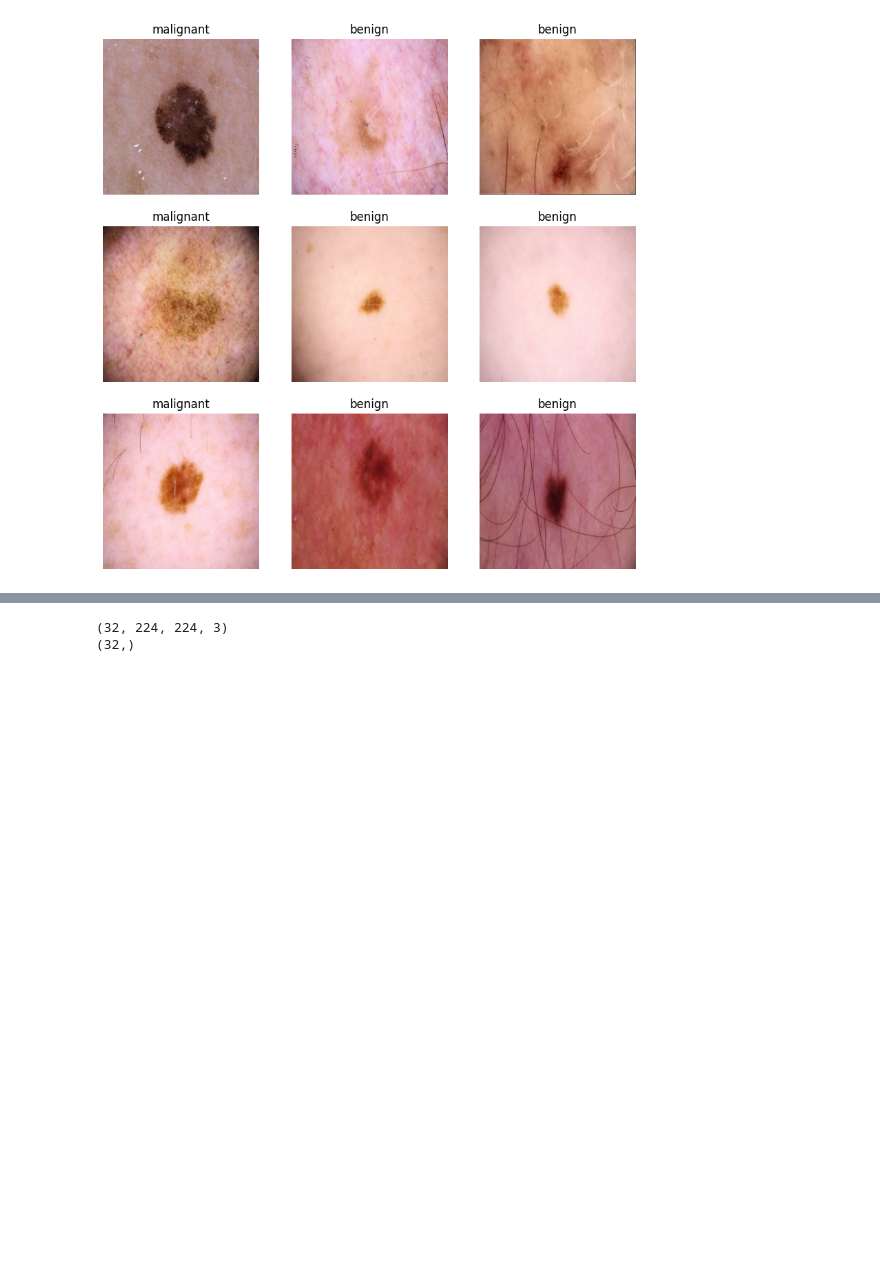
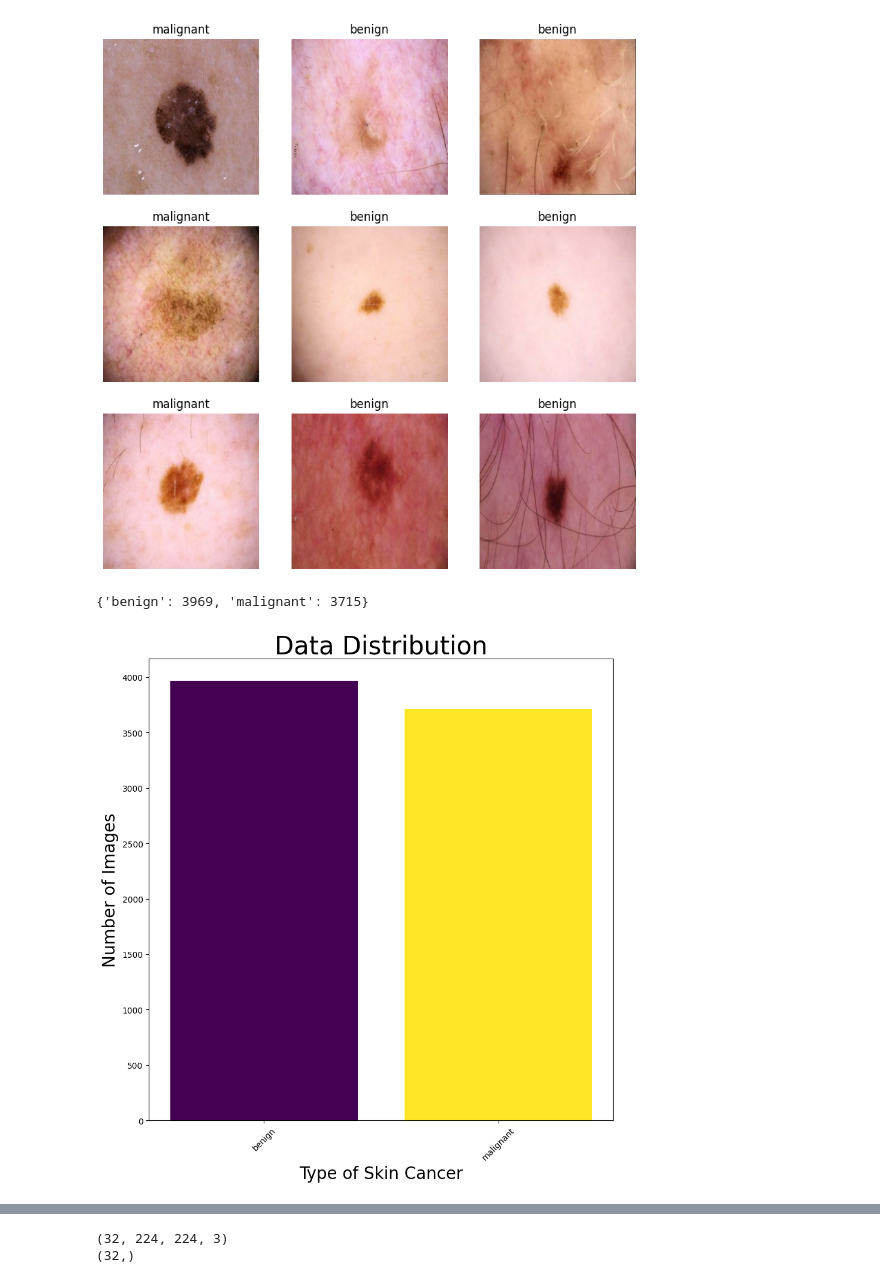
Before and after one commit to Nisal-Sashmitha/DL-assignment, a Jupyter notebook: rest_net_50.ipynb, the cells around one changed output, grey strips where cells are left out. Drawn from its saved outputs; the diff is of its cells as text; code cells hidden in the pictures; blank space fills up the shorter version.

```diff
--- a/rest_net_50.ipynb
+++ b/rest_net_50.ipynb
@@ -94,3 +96,37 @@ for images, labels in train_ds.take(1):
     plt.axis("off")
 # %% [output]
 [figure]
+# %%
+# Get the class names from tf.data.Dataset.class_names
+class_names = train_ds.class_names
+
+# Initialize a dictionary to store class counts
+class_counts = {class_name: 0 for class_name in class_names}
+# Iterate through the dataset and count images for each class
+for _, labels in train_ds.as_numpy_iterator():
+    for label in labels:
+        class_name = class_names[label]
+        class_counts[class_name] += 1
+
+# Print the counts for each class
+print(class_counts)
+# %% [output]
+{'benign': 3969, 'malignant': 3715}
+# %%
+keys = class_counts.keys()
+vals = class_counts.values()
+
+colors = plt.cm.viridis(np.linspace(0, 1, len(keys)))
+
+plt.figure(figsize=(10, 10))
+plt.bar(keys, vals, color=colors)
+plt.title('Data Distribution', fontsize=30)
+plt.ylabel('Number of Images', fontsize=20)
+plt.xlabel('Type of Skin Cancer', fontsize=20)
+
+# Rotate x-axis labels for better readability (if needed)
+plt.xticks(rotation=45)
+
+plt.show()
+# %% [output]
+[figure, added]
```
Also changed, not shown: parts of 12 cells of this notebook.
